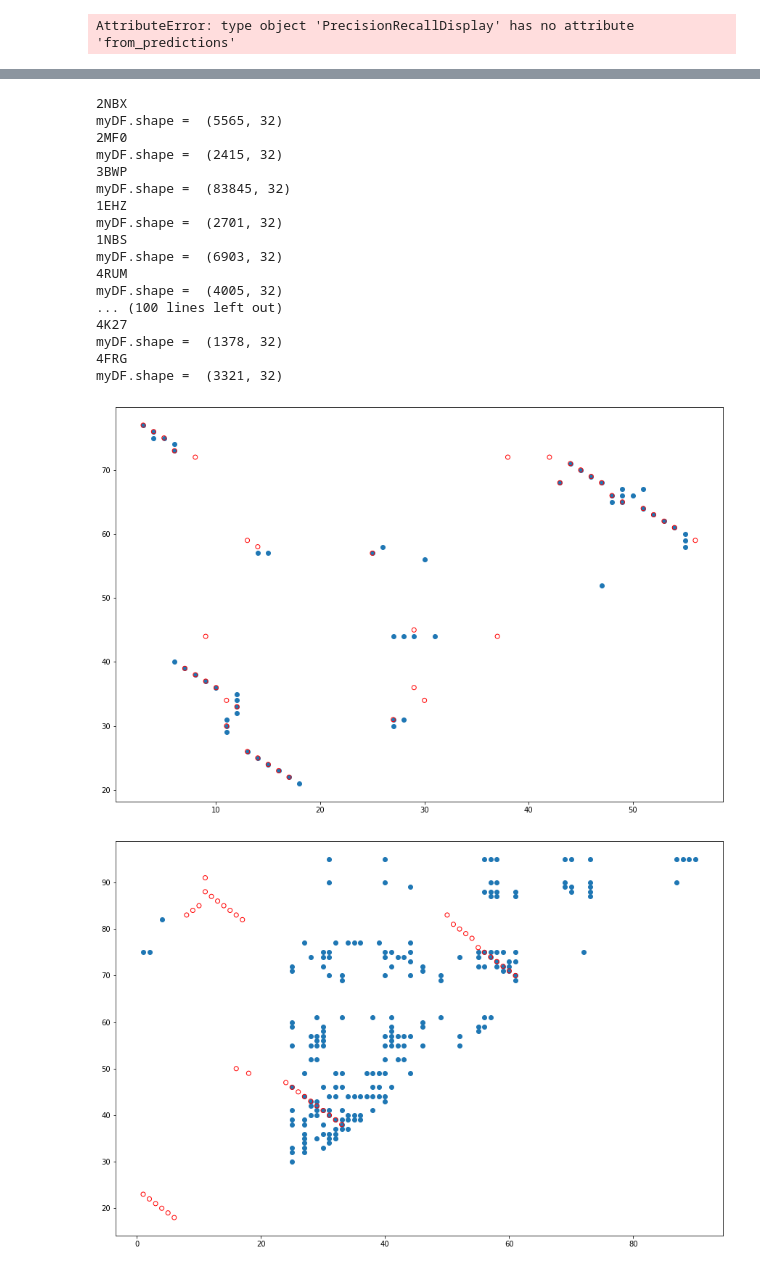
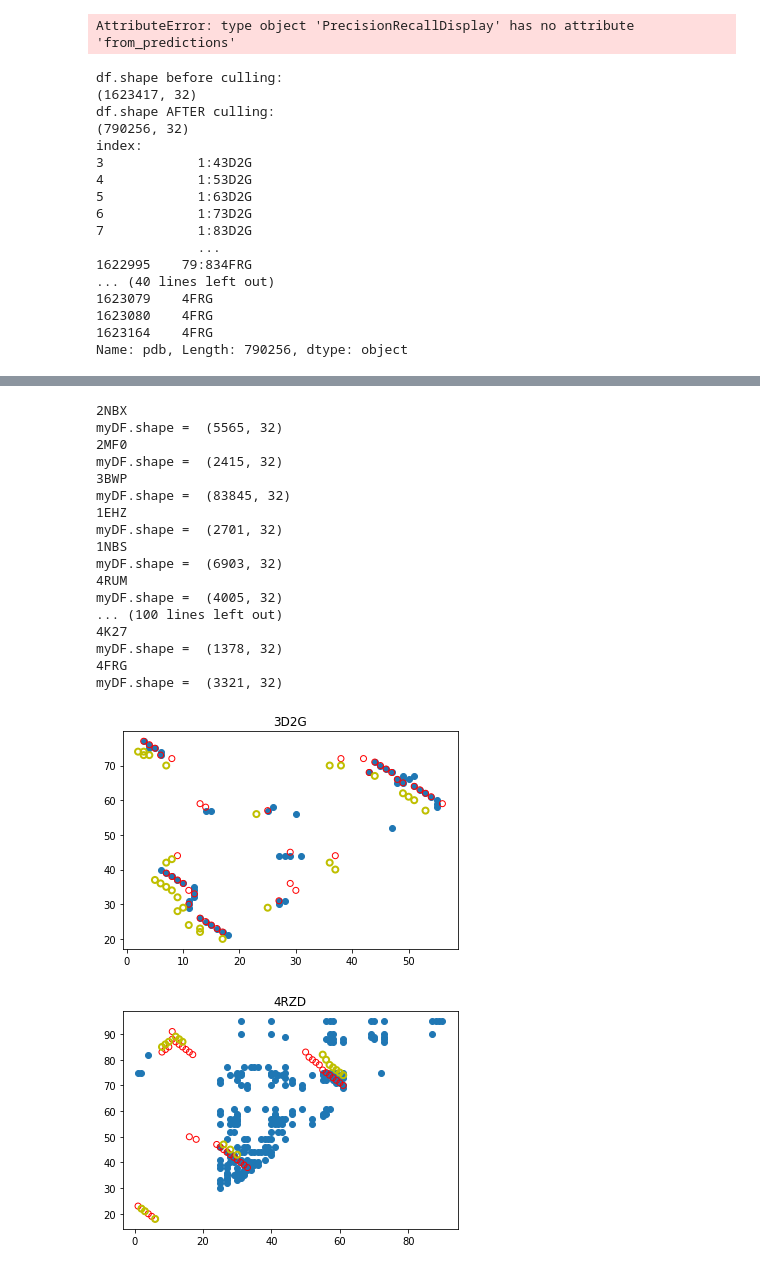
Before and after one commit to samuelflores/deep-learning-RNA-structure-prediction, a Jupyter notebook: Floyd_Scripts_and_Figs/Parsers/pyDCA_PRC_Sam.ipynb, the cells around one changed output, grey strips where cells are left out. Cells and saved outputs as stored; diff of their text form; code cells hidden in the pictures.

```diff
--- a/Floyd_Scripts_and_Figs/Parsers/pyDCA_PRC_Sam.ipynb
+++ b/Floyd_Scripts_and_Figs/Parsers/pyDCA_PRC_Sam.ipynb
@@ -36,7 +36,8 @@ def plot_prc(name, labels, predictions, **kwargs):
 # %%
 #df = pd.read_csv('./drive/MyDrive/deep-learning-RNA-structure-prediction/Floyd_Scripts_and_Figs/labeledfrequenciesanddca_april_26.csv')
 #On sam's drive, the path is different:
-df = pd.read_csv('/Users/samuel/github/deep-learning-RNA-structure-prediction-github/Floyd_Scripts_and_Figs/./labeledfrequenciesanddca_april_26.csv')
+#df = pd.read_csv('/Users/samuel/github/deep-learning-RNA-structure-prediction-github/Floyd_Scripts_and_Figs/./labeledfrequenciesanddca_april_26.csv')
+df = pd.read_csv('./drive/MyDrive/labeledfrequenciesanddca_may9.csv')
 
 
 df['i'] = df['index'].str.split(pat=':', n=1, expand=True)[0] # n=1 because we only need one column, the first one. I anyway specify index [0]
@@ -149,3 +145,48 @@ AttributeError: type object 'PrecisionRecallDisplay' has no attribute 'from_pred
+# %%
+dfj = pd.read_csv('./drive/MyDrive/labeledfrequenciesanddcajiri_may9.csv')
+# %%
+dfj['i'] = dfj['index'].str.split(pat=':', n=1, expand=True)[0] # n=1 because we only need one column, the first one. I anyway specify index [0]
+dfj['j'] = dfj['index'].str.split(pat=':', n=2, expand=True)[1] # take everything AFTER the ":". hence two columns, of which i take the second, [1]
+dfj['j'] = dfj['j'].str[:-4] # then remove last 4 chars
+
+dfj['i'] = dfj['i'].astype(int)
+dfj['j'] = dfj['j'].astype(int)
+
+
+
+dfj['pdb'] = df['index'].str.slice(start=-4)
+print("df.shape before culling:")
+print(dfj.shape)
+dfj = dfj.drop(dfj[dfj['i'] > dfj['j']-3].index)
+print("df.shape AFTER culling:")
+print(df.shape)
+
+print ("index:" )
+print(df['index'])
+print ("i: ")
+print(df['i'])
+print ("j: ")
+print(df['j'])
+print ("pdb: ")
+print( df['pdb'])
+# %% [output]
+df.shape before culling:
+(1623417, 32)
+df.shape AFTER culling:
+(790256, 32)
+index:
+3            1:43D2G
+4            1:53D2G
+5            1:63D2G
+6            1:73D2G
+7            1:83D2G
+             ...
+1622995    79:834FRG
+... (40 lines left out)
+1623079    4FRG
+1623080    4FRG
+1623164    4FRG
+Name: pdb, Length: 790256, dtype: object
 # %%
 #myDF = df
 myPdbs = df.pdb.unique()
@@ -154,6 +195,7 @@ print(df.pdb.unique())
 i = 1;
 for myPdb in myPdbs:
     myDF = df[df['pdb']==myPdb]
+    myDFJ = dfj[dfj['pdb']==myPdb]
     print (myPdb)
     print("myDF.shape = ",myDF.shape)
     plt.figure()
@@ -161,6 +203,9 @@ for myPdb in myPdbs:
     #plt.subplots(figsize=(15,15))
     plt.scatter(myDF[myDF['dca_val']>.2]['i'],myDF[myDF['dca_val']>.2]['j'])
     plt.scatter(myDF[myDF['bond_type']>0]['i'],myDF[myDF['bond_type']>0]['j'], edgecolors='r', facecolors='none')
+    plt.scatter(myDFJ[myDFJ['bond_type']>0]['i'],myDFJ[myDFJ['bond_type']>0]['j'], edgecolors='y', facecolors='none', linewidth = 2)
+    plt.title(str(myPdb))
+
     i=i+1
     plt.show
 # %% [output]
@@ -171,32 +216,32 @@ myPdbs.shape =  80
  '1L9A' '6CB3' '1KXK' '4JRC' '3NKB' '4ENC' '4JF2' '4QLN' '4TZX' '3T4B'
  '4YAZ' '5LYS' '3GX5' '3SLQ' '6FZ0' '4WFL' '2IL9' '6UES' '4LVV' '1S9S'
  '5DDP' '4P5J' '3PDR' '5OB3' '3ZP8' '2OIU' '1FFZ' '1Z2J' '6QN3' '1U9S'
  '3DIL' '4PLX' '2KE6' '5K7D' '5M0H' '3NDB' '4XWF' '3R4F' '5DI2' '6OL3'
  '5ZAL' '4R0D' '3OX0' '6CU1' '3E5C' '1Z43' '1C2X' '5DUN' '4K27' '4FRG']
 3D2G
 myDF.shape =  (2775, 32)
 4RZD
 ... (37 lines left out)
 4Y1O
 myDF.shape =  (32640, 32)
 4L81
 myDF.shape =  (4371, 32)
 2NBX
 myDF.shape =  (5565, 32)
 2MF0
 myDF.shape =  (2415, 32)
 3BWP
 myDF.shape =  (83845, 32)
 1EHZ
 myDF.shape =  (2701, 32)
 1NBS
 myDF.shape =  (6903, 32)
 4RUM
 myDF.shape =  (4005, 32)
 ... (100 lines left out)
 4K27
 myDF.shape =  (1378, 32)
 4FRG
 myDF.shape =  (3321, 32)
-[figure, old version]
+[figure, new version]
-[figure, old version]
+[figure, new version]
```
Also changed, not shown: parts of 6 cells of this notebook.
